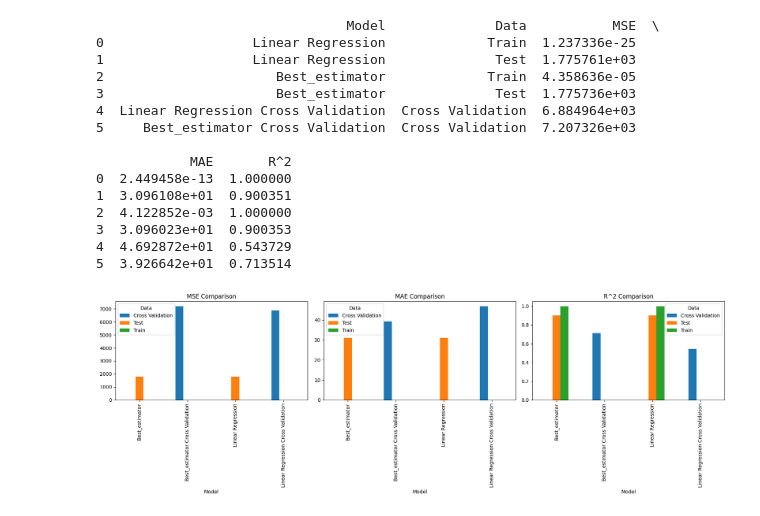
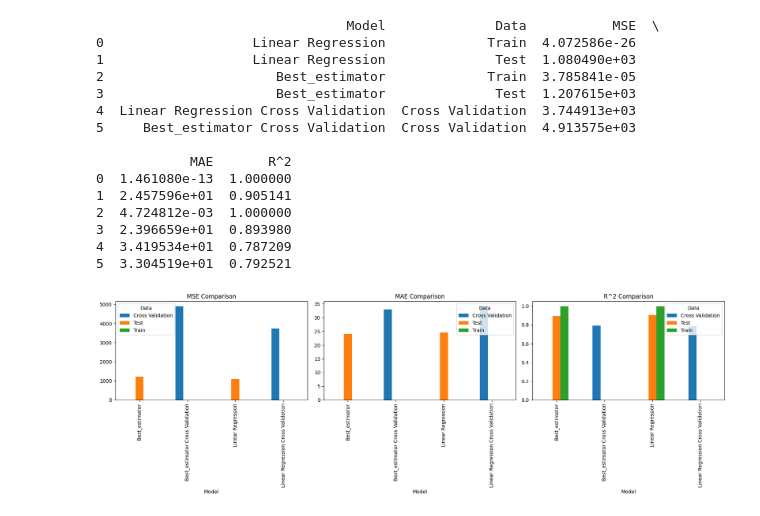
Before and after one commit to Ryeolee/PandasProject, a Jupyter notebook: pipeline_cpu_data.ipynb, the cells around one changed output. Cells and saved outputs as stored; diff of their text form; code cells hidden in the pictures.

```diff
--- a/pipeline_cpu_data.ipynb
+++ b/pipeline_cpu_data.ipynb
@@ -176,7 +176,7 @@ from sklearn.ensemble import VotingRegressor
 from sklearn.linear_model import Ridge
 
 # 데이터 로드 및 전처리
-life = pd.read_csv("./machine.data.csv")
+life = pd.read_csv("./machine.data_update.csv")
 life.dropna(inplace=True)  # 결측값 있는 행 제거
 
 # 범주형 데이터 수치화
@@ -194,7 +194,7 @@ features.remove('PRP')  # 목표 변수를 제거
 # 데이터 분할
 X = life[features]
 y = life['PRP']
-X_train, X_test, y_train, y_test = train_test_split(X, y, test_size=0.2, random_state=36)
+X_train, X_test, y_train, y_test = train_test_split(X, y, test_size=0.2, random_state=38)
 
 # 선형 회귀 모델
 scaler = StandardScaler()
@@ -283,43 +283,43 @@ best_cv_mae = cross_val_score(best_model, X, y, cv=5, scoring='neg_mean_absolute
 best_cv_r2 = best_cv_score.mean()
 
 # 결과를 DataFrame으로 생성
 results = pd.DataFrame({
     'Model': ['Linear Regression', 'Linear Regression', 'Best_estimator', 'Best_estimator', 'Linear Regression Cross Validation', 'Best_estimator Cross Validation'],
     'Data': ['Train', 'Test', 'Train', 'Test', 'Cross Validation', 'Cross Validation'],
     'MSE': [lr_train_mse, lr_test_mse, pipe_traning_mse, pipe_test_mse, -cv_mse, -best_cv_mse],
     'MAE': [lr_train_mae, lr_test_mae, pipe_traning_mae, pipe_test_mae, -cv_mae, -best_cv_mae],
     'R^2': [lr_train_r2, lr_test_r2, pipe_traning_r2, pipe_test_r2, cv_r2, best_cv_r2]
 })
 print(results)
 
 # 결과 시각화
 fig, axes = plt.subplots(nrows=1, ncols=3, figsize=(18, 6))
 
 # MSE 비교
 results.pivot(index='Model', columns='Data', values='MSE').plot(kind='bar', ax=axes[0], title='MSE Comparison')
 
 # MAE 비교
 results.pivot(index='Model', columns='Data', values='MAE').plot(kind='bar', ax=axes[1], title='MAE Comparison')
 
 # R^2 비교
 results.pivot(index='Model', columns='Data', values='R^2').plot(kind='bar', ax=axes[2], title='R^2 Comparison')
 
 plt.tight_layout()
 plt.show()
 # %% [output]
                                 Model              Data           MSE  \
-0                   Linear Regression             Train  1.237336e-25
-1                   Linear Regression              Test  1.775761e+03
-2                      Best_estimator             Train  4.358636e-05
-3                      Best_estimator              Test  1.775736e+03
-4  Linear Regression Cross Validation  Cross Validation  6.884964e+03
-5     Best_estimator Cross Validation  Cross Validation  7.207326e+03
+0                   Linear Regression             Train  4.072586e-26
+1                   Linear Regression              Test  1.080490e+03
+2                      Best_estimator             Train  3.785841e-05
+3                      Best_estimator              Test  1.207615e+03
+4  Linear Regression Cross Validation  Cross Validation  3.744913e+03
+5     Best_estimator Cross Validation  Cross Validation  4.913575e+03
 
             MAE       R^2
-0  2.449458e-13  1.000000
-1  3.096108e+01  0.900351
-2  4.122852e-03  1.000000
-3  3.096023e+01  0.900353
-4  4.692872e+01  0.543729
-5  3.926642e+01  0.713514
+0  1.461080e-13  1.000000
+1  2.457596e+01  0.905141
+2  4.724812e-03  1.000000
+3  2.396659e+01  0.893980
+4  3.419534e+01  0.787209
+5  3.304519e+01  0.792521
-[figure, old version]
+[figure, new version]
```
Also changed, not shown: parts of 1 cell of this notebook, 1 other file.
